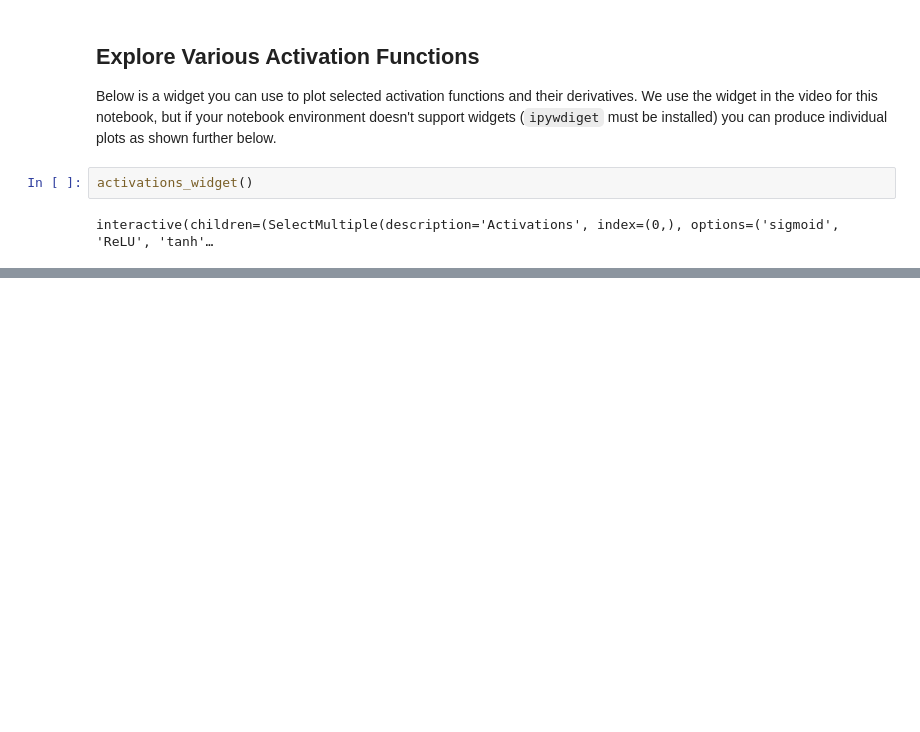
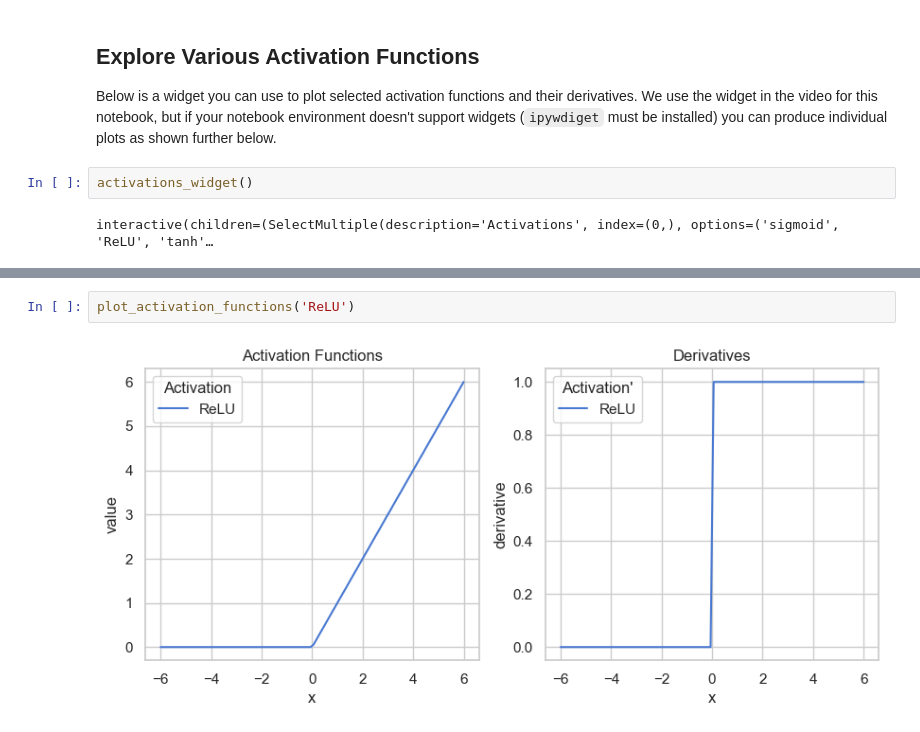
Before and after one commit to nkoranda97/DS776, a Jupyter notebook: Lesson_01/4_Activation Functions.ipynb, the cells around one changed output, grey strips where cells are left out. Saved outputs shown, nothing was run; the diff lists cells and outputs as text; blank space fills up the shorter version.

```diff
--- a/Lesson_01/4_Activation Functions.ipynb
+++ b/Lesson_01/4_Activation Functions.ipynb
@@ -324,0 +48,4 @@ interactive(children=(SelectMultiple(description='Activations', index=(0,), opti
+# %%
+plot_activation_functions('ReLU')
+# %% [output]
+[figure, added]
```
Also changed, not shown: parts of 10 cells of this notebook, 10 other files.
